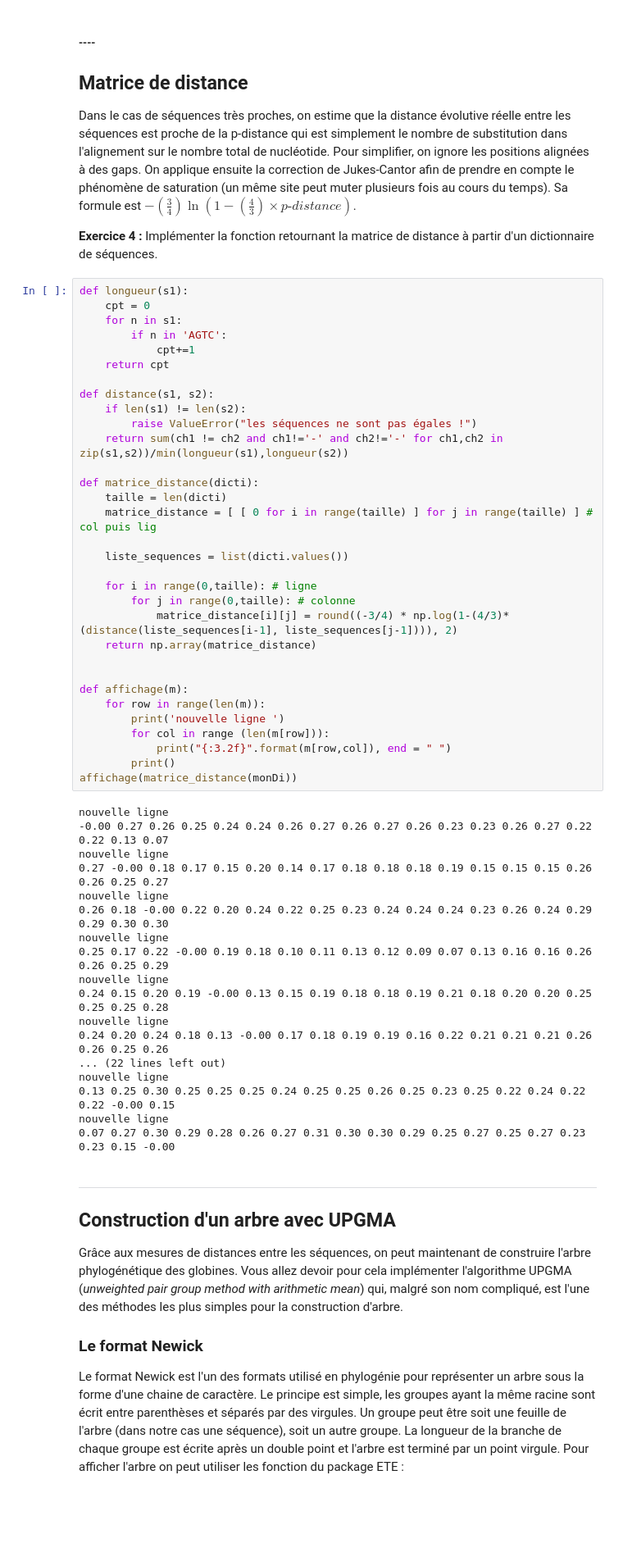
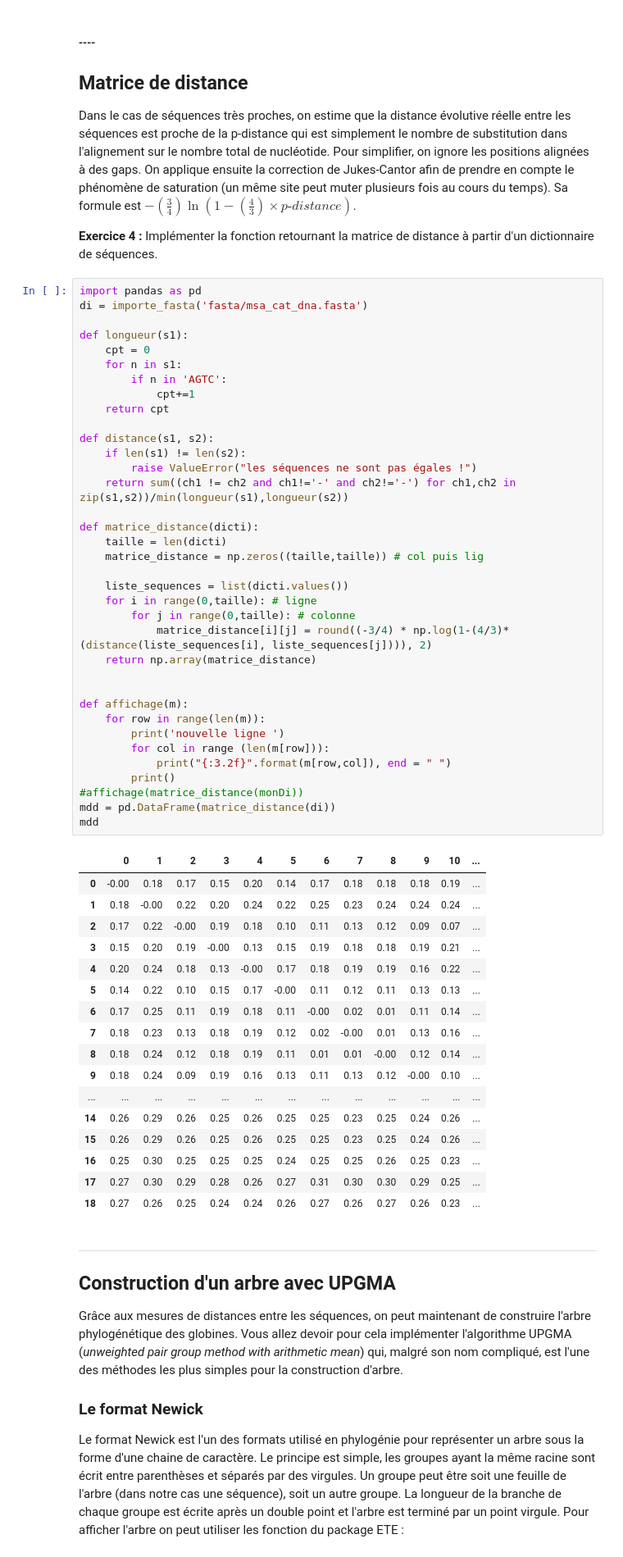
Before and after one commit to jagereren/Bio-Info-project, a Jupyter notebook: projet_phylogenie.ipynb, the cells around one changed output. Shown at 82% size. Drawn from its saved outputs; the diff is of its cells as text; blank space fills up the shorter version.

```diff
--- a/projet_phylogenie.ipynb
+++ b/projet_phylogenie.ipynb
@@ -332,55 +332,59 @@ Dans le cas de séquences très proches, on estime que la distance évolutive r
 
 **Exercice 4 :** Implémenter la fonction retournant la matrice de distance à partir d'un dictionnaire de séquences.
 # %%
+import pandas as pd
+di = importe_fasta('fasta/msa_cat_dna.fasta')
+
 def longueur(s1):
     cpt = 0
     for n in s1:
         if n in 'AGTC':
             cpt+=1
     return cpt
 
 def distance(s1, s2):
     if len(s1) != len(s2):
         raise ValueError("les séquences ne sont pas égales !")
-    return sum(ch1 != ch2 and ch1!='-' and ch2!='-' for ch1,ch2 in zip(s1,s2))/min(longueur(s1),longueur(s2))
+    return sum((ch1 != ch2 and ch1!='-' and ch2!='-') for ch1,ch2 in zip(s1,s2))/min(longueur(s1),longueur(s2))
 
 def matrice_distance(dicti):
     taille = len(dicti)
-    matrice_distance = [ [ 0 for i in range(taille) ] for j in range(taille) ] # col puis lig
+    matrice_distance = np.zeros((taille,taille)) # col puis lig
 
     liste_sequences = list(dicti.values())
-
     for i in range(0,taille): # ligne
         for j in range(0,taille): # colonne
-            matrice_distance[i][j] = round((-3/4) * np.log(1-(4/3)*(distance(liste_sequences[i-1], liste_sequences[j-1]))), 2)
+            matrice_distance[i][j] = round((-3/4) * np.log(1-(4/3)*(distance(liste_sequences[i], liste_sequences[j]))), 2)
     return np.array(matrice_distance)
 
 
 def affichage(m):
     for row in range(len(m)):
         print('nouvelle ligne ')
         for col in range (len(m[row])):
             print("{:3.2f}".format(m[row,col]), end = " ")
         print()
-affichage(matrice_distance(monDi))
+#affichage(matrice_distance(monDi))
+mdd = pd.DataFrame(matrice_distance(di))
+mdd
 # %% [output]
-nouvelle ligne
--0.00 0.27 0.26 0.25 0.24 0.24 0.26 0.27 0.26 0.27 0.26 0.23 0.23 0.26 0.27 0.22 0.22 0.13 0.07
-nouvelle ligne
-0.27 -0.00 0.18 0.17 0.15 0.20 0.14 0.17 0.18 0.18 0.18 0.19 0.15 0.15 0.15 0.26 0.26 0.25 0.27
-nouvelle ligne
-0.26 0.18 -0.00 0.22 0.20 0.24 0.22 0.25 0.23 0.24 0.24 0.24 0.23 0.26 0.24 0.29 0.29 0.30 0.30
-nouvelle ligne
-0.25 0.17 0.22 -0.00 0.19 0.18 0.10 0.11 0.13 0.12 0.09 0.07 0.13 0.16 0.16 0.26 0.26 0.25 0.29
-nouvelle ligne
-0.24 0.15 0.20 0.19 -0.00 0.13 0.15 0.19 0.18 0.18 0.19 0.21 0.18 0.20 0.20 0.25 0.25 0.25 0.28
-nouvelle ligne
-0.24 0.20 0.24 0.18 0.13 -0.00 0.17 0.18 0.19 0.19 0.16 0.22 0.21 0.21 0.21 0.26 0.26 0.25 0.26
-... (22 lines left out)
-nouvelle ligne
-0.13 0.25 0.30 0.25 0.25 0.25 0.24 0.25 0.25 0.26 0.25 0.23 0.25 0.22 0.24 0.22 0.22 -0.00 0.15
-nouvelle ligne
-0.07 0.27 0.30 0.29 0.28 0.26 0.27 0.31 0.30 0.30 0.29 0.25 0.27 0.25 0.27 0.23 0.23 0.15 -0.00
+|  | 0 | 1 | 2 | 3 | 4 | 5 | 6 | 7 | 8 | 9 | 10 | ... |
+| 0 | -0.00 | 0.18 | 0.17 | 0.15 | 0.20 | 0.14 | 0.17 | 0.18 | 0.18 | 0.18 | 0.19 | ... |
+| 1 | 0.18 | -0.00 | 0.22 | 0.20 | 0.24 | 0.22 | 0.25 | 0.23 | 0.24 | 0.24 | 0.24 | ... |
+| 2 | 0.17 | 0.22 | -0.00 | 0.19 | 0.18 | 0.10 | 0.11 | 0.13 | 0.12 | 0.09 | 0.07 | ... |
+| 3 | 0.15 | 0.20 | 0.19 | -0.00 | 0.13 | 0.15 | 0.19 | 0.18 | 0.18 | 0.19 | 0.21 | ... |
+| 4 | 0.20 | 0.24 | 0.18 | 0.13 | -0.00 | 0.17 | 0.18 | 0.19 | 0.19 | 0.16 | 0.22 | ... |
+| 5 | 0.14 | 0.22 | 0.10 | 0.15 | 0.17 | -0.00 | 0.11 | 0.12 | 0.11 | 0.13 | 0.13 | ... |
+| 6 | 0.17 | 0.25 | 0.11 | 0.19 | 0.18 | 0.11 | -0.00 | 0.02 | 0.01 | 0.11 | 0.14 | ... |
+| 7 | 0.18 | 0.23 | 0.13 | 0.18 | 0.19 | 0.12 | 0.02 | -0.00 | 0.01 | 0.13 | 0.16 | ... |
+| 8 | 0.18 | 0.24 | 0.12 | 0.18 | 0.19 | 0.11 | 0.01 | 0.01 | -0.00 | 0.12 | 0.14 | ... |
+| 9 | 0.18 | 0.24 | 0.09 | 0.19 | 0.16 | 0.13 | 0.11 | 0.13 | 0.12 | -0.00 | 0.10 | ... |
+| ... | ... | ... | ... | ... | ... | ... | ... | ... | ... | ... | ... | ... |
+| 14 | 0.26 | 0.29 | 0.26 | 0.25 | 0.26 | 0.25 | 0.25 | 0.23 | 0.25 | 0.24 | 0.26 | ... |
+| 15 | 0.26 | 0.29 | 0.26 | 0.25 | 0.26 | 0.25 | 0.25 | 0.23 | 0.25 | 0.24 | 0.26 | ... |
+| 16 | 0.25 | 0.30 | 0.25 | 0.25 | 0.25 | 0.24 | 0.25 | 0.25 | 0.26 | 0.25 | 0.23 | ... |
+| 17 | 0.27 | 0.30 | 0.29 | 0.28 | 0.26 | 0.27 | 0.31 | 0.30 | 0.30 | 0.29 | 0.25 | ... |
+| 18 | 0.27 | 0.26 | 0.25 | 0.24 | 0.24 | 0.26 | 0.27 | 0.26 | 0.27 | 0.26 | 0.23 | ... |
 # %% [markdown]
 ------
 ## Construction d'un arbre avec UPGMA
```
Also changed, not shown: parts of 6 cells of this notebook.
